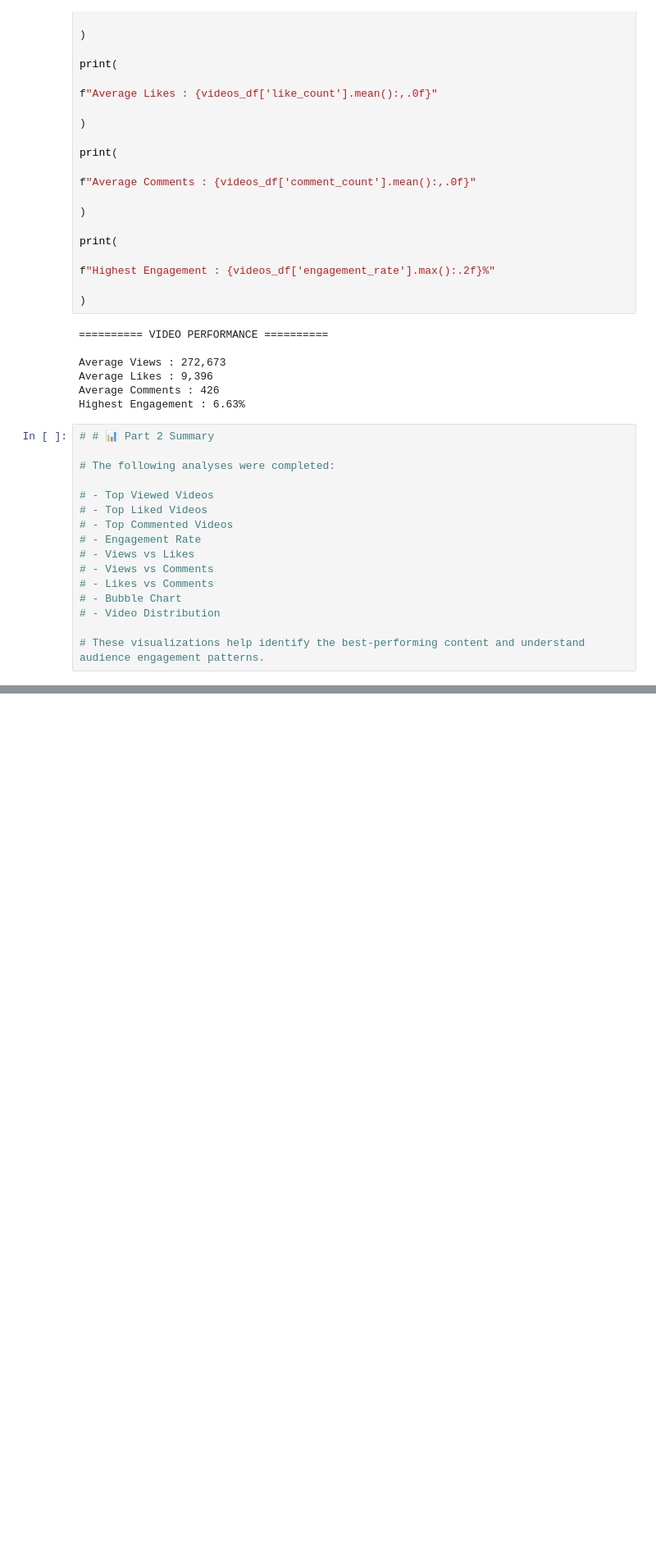
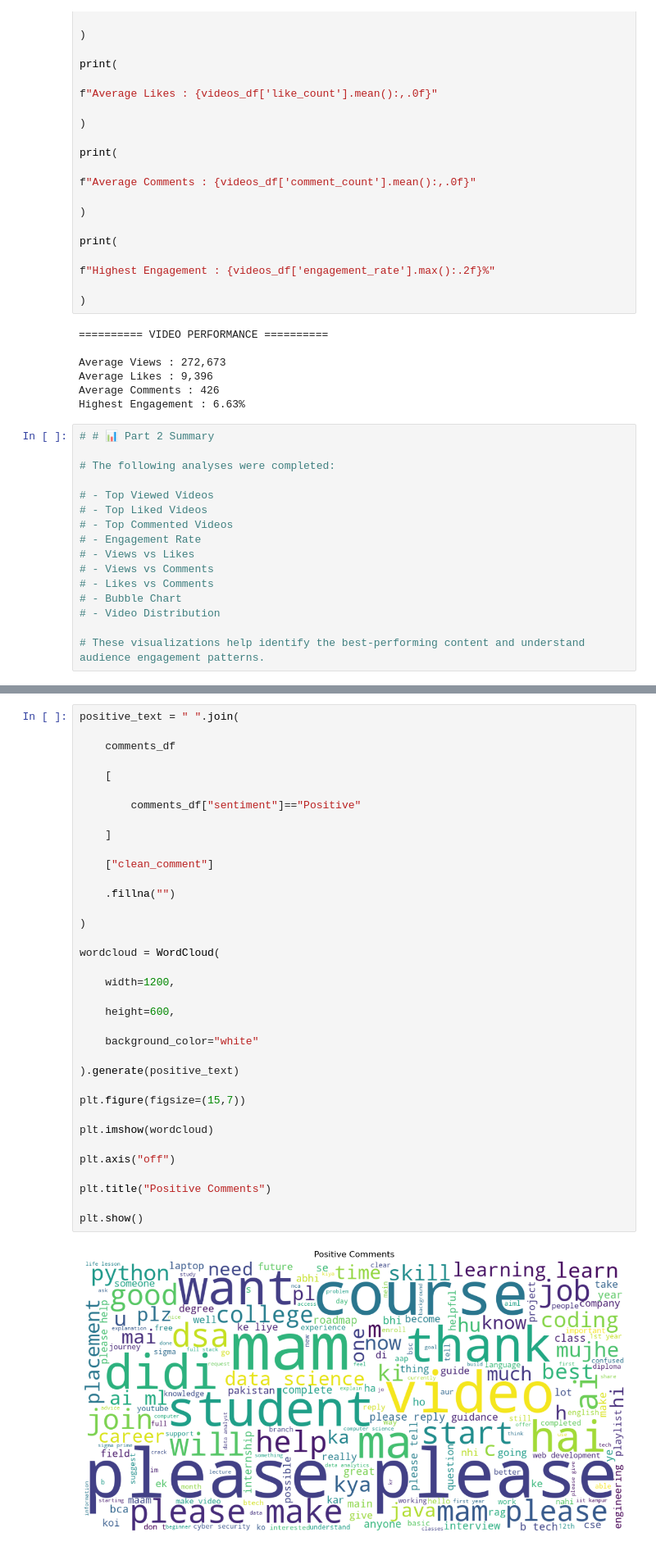
Before and after one commit to aryandhiman01/Influence_IQ, a Jupyter notebook: notebook/03_Advanced_Visual_Analytics.ipynb, the cells around one changed output, grey strips where cells are left out. Shown at 82% size. Saved outputs shown, nothing was run; the diff lists cells and outputs as text; blank space fills up the shorter version.

```diff
--- a/notebook/03_Advanced_Visual_Analytics.ipynb
+++ b/notebook/03_Advanced_Visual_Analytics.ipynb
@@ -614,0 +1077,38 @@ Highest Engagement : 6.63%
+# %%
+positive_text = " ".join(
+
+    comments_df
+
+    [
+
+        comments_df["sentiment"]=="Positive"
+
+    ]
+
+    ["clean_comment"]
+
+    .fillna("")
+
+)
+
+wordcloud = WordCloud(
+
+    width=1200,
+
+    height=600,
+
+    background_color="white"
+
+).generate(positive_text)
+
+plt.figure(figsize=(15,7))
+
+plt.imshow(wordcloud)
+
+plt.axis("off")
+
+plt.title("Positive Comments")
+
+plt.show()
+# %% [output]
+[figure, added]
```
Also changed, not shown: parts of 29 cells of this notebook, 13 other files.
